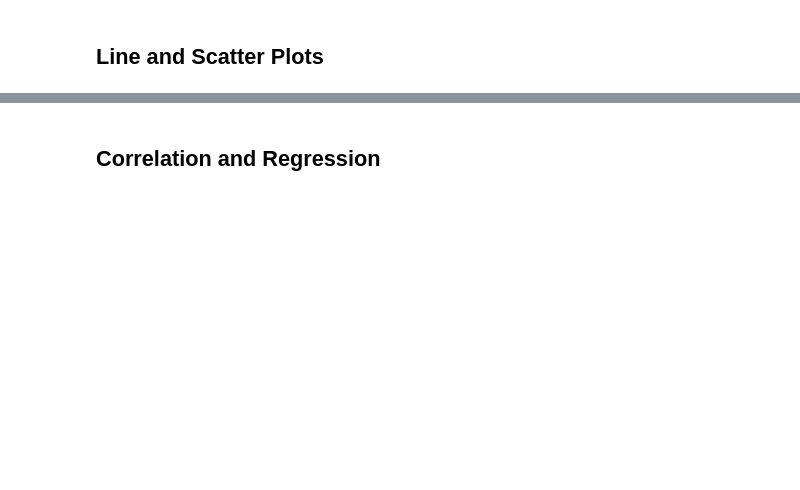
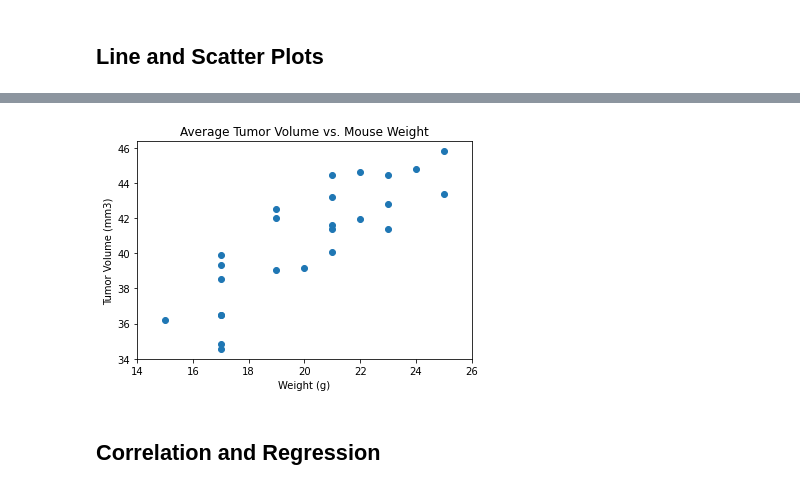
Before and after one commit to njneubauer/Matplotlib-Power-of-Plots, a Jupyter notebook: Pymaceuticals/pymaceuticals_starter.ipynb, the cells around one changed output, grey strips where cells are left out. Drawn from its saved outputs; the diff is of its cells as text; code cells hidden in the pictures; blank space fills up the shorter version.

```diff
--- a/Pymaceuticals/pymaceuticals_starter.ipynb
+++ b/Pymaceuticals/pymaceuticals_starter.ipynb
@@ -228,3 +299,22 @@ plt.show()
+# %%
+# Generate a scatter plot of average tumor volume vs. mouse weight for the Capomulin regimen
+
+# Create dataframe to obtain average tumor volume's for capomulin group
+capomulin_group = capomulin.groupby(["Mouse ID"])
+capomulin_avg = capomulin_group[["Mouse ID","Weight (g)","Tumor Volume (mm3)"]].agg("mean")
+# Generate scatter plot
+x_capomulin_scat = capomulin_avg["Weight (g)"]
+y_capomulin_scat = capomulin_avg["Tumor Volume (mm3)"]
+plt.scatter(x_capomulin_scat, y_capomulin_scat)
+# Labels
+plt.title("Average Tumor Volume vs. Mouse Weight")
+plt.xlabel("Weight (g)")
+plt.ylabel("Tumor Volume (mm3)")
+# Adjust x axis limits
+plt.xlim(14,26)
+plt.show()
+# %% [output]
+[figure, added]
 # %% [markdown]
 ## Correlation and Regression
 # %%
```
Also changed, not shown: parts of 7 cells of this notebook.
